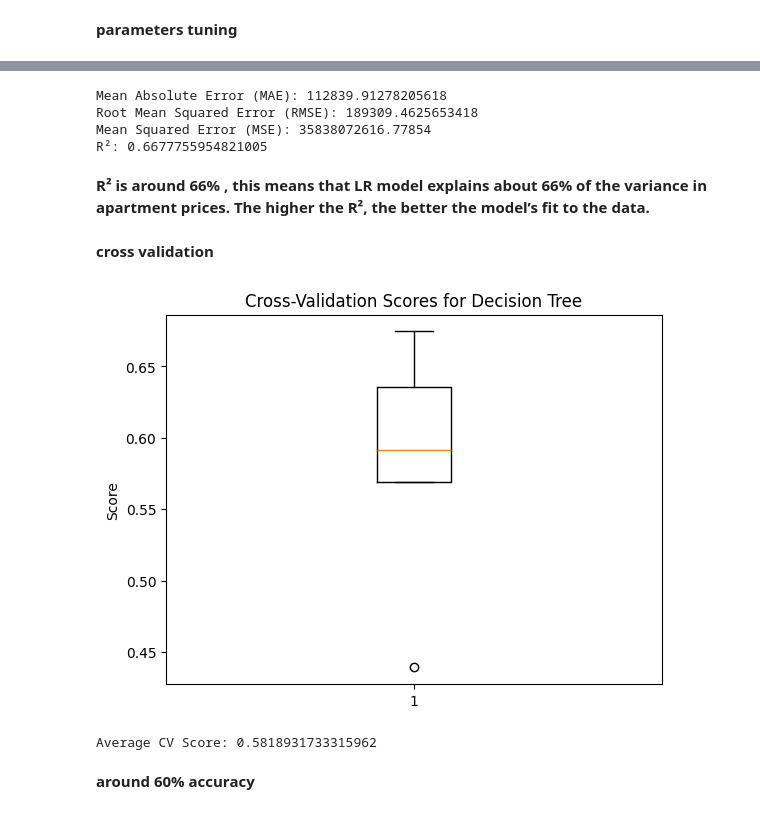
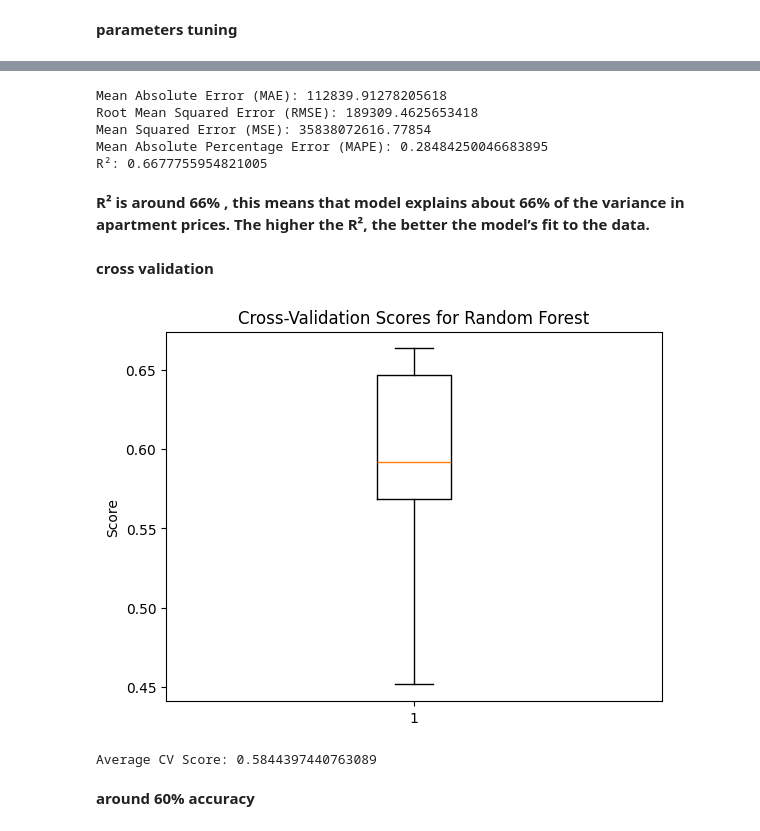
Before and after one commit to Chebil-Ilef/Apartment-Price-Predictor, a Jupyter notebook: modeling/random_forest_model.ipynb, the cells around one changed output, grey strips where cells are left out. Drawn from its saved outputs; the diff is of its cells as text; code cells hidden in the pictures.

```diff
--- a/modeling/random_forest_model.ipynb
+++ b/modeling/random_forest_model.ipynb
@@ -77,35 +77,39 @@ y_hat= model.predict(X_test)
 mae = mean_absolute_error(y_test, y_hat)
 mse = mean_squared_error(y_test, y_hat)
 rmse = np.sqrt(mean_squared_error(y_test, y_hat))
+mape=mean_absolute_percentage_error(y_test, y_hat)
 r2 = r2_score(y_test, y_hat)
+
 
 print(f"Mean Absolute Error (MAE): {mae}")
 print(f"Root Mean Squared Error (RMSE): {rmse}")
 print(f"Mean Squared Error (MSE): {mse}")
+print(f"Mean Absolute Percentage Error (MAPE): {mape}")
 print(f"R²: {r2}")
 # %% [output]
 Mean Absolute Error (MAE): 112839.91278205618
 Root Mean Squared Error (RMSE): 189309.4625653418
 Mean Squared Error (MSE): 35838072616.77854
+Mean Absolute Percentage Error (MAPE): 0.28484250046683895
 R²: 0.6677755954821005
 # %% [markdown]
-**R² is around 66% , this means that LR model explains about 66% of the variance in apartment prices.
+**R² is around 66% , this means that model explains about 66% of the variance in apartment prices.
 The higher the R², the better the model’s fit to the data.**
 # %% [markdown]
 **cross validation**
 # %%
 cv_scores = cross_val_score(model, X_train, y_train, cv=5)
 
 # Plotting the cross-validation scores
 plt.boxplot(cv_scores)
-plt.title('Cross-Validation Scores for Decision Tree')
+plt.title('Cross-Validation Scores for Random Forest')
 plt.ylabel('Score')
 plt.show()
 
 print(f'Average CV Score: {cv_scores.mean()}')
 # %% [output]
-[figure, old version]
+[figure, new version]
-Average CV Score: 0.5818931733315962
+Average CV Score: 0.5844397440763089
 # %% [markdown]
 **around 60% accuracy**
 # %% [markdown]
```
Also changed, not shown: parts of 1 cell of this notebook, 3 other files.
